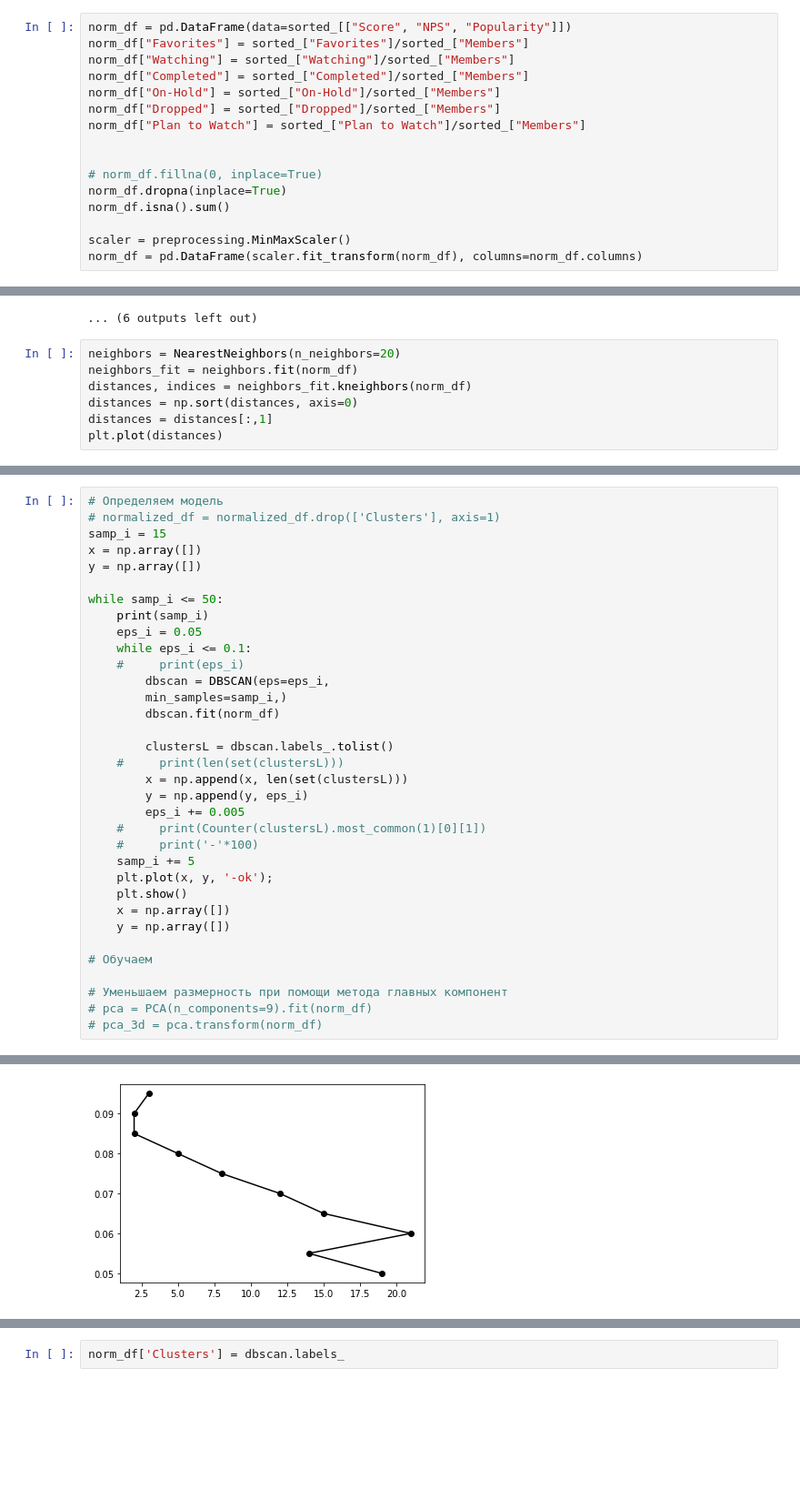
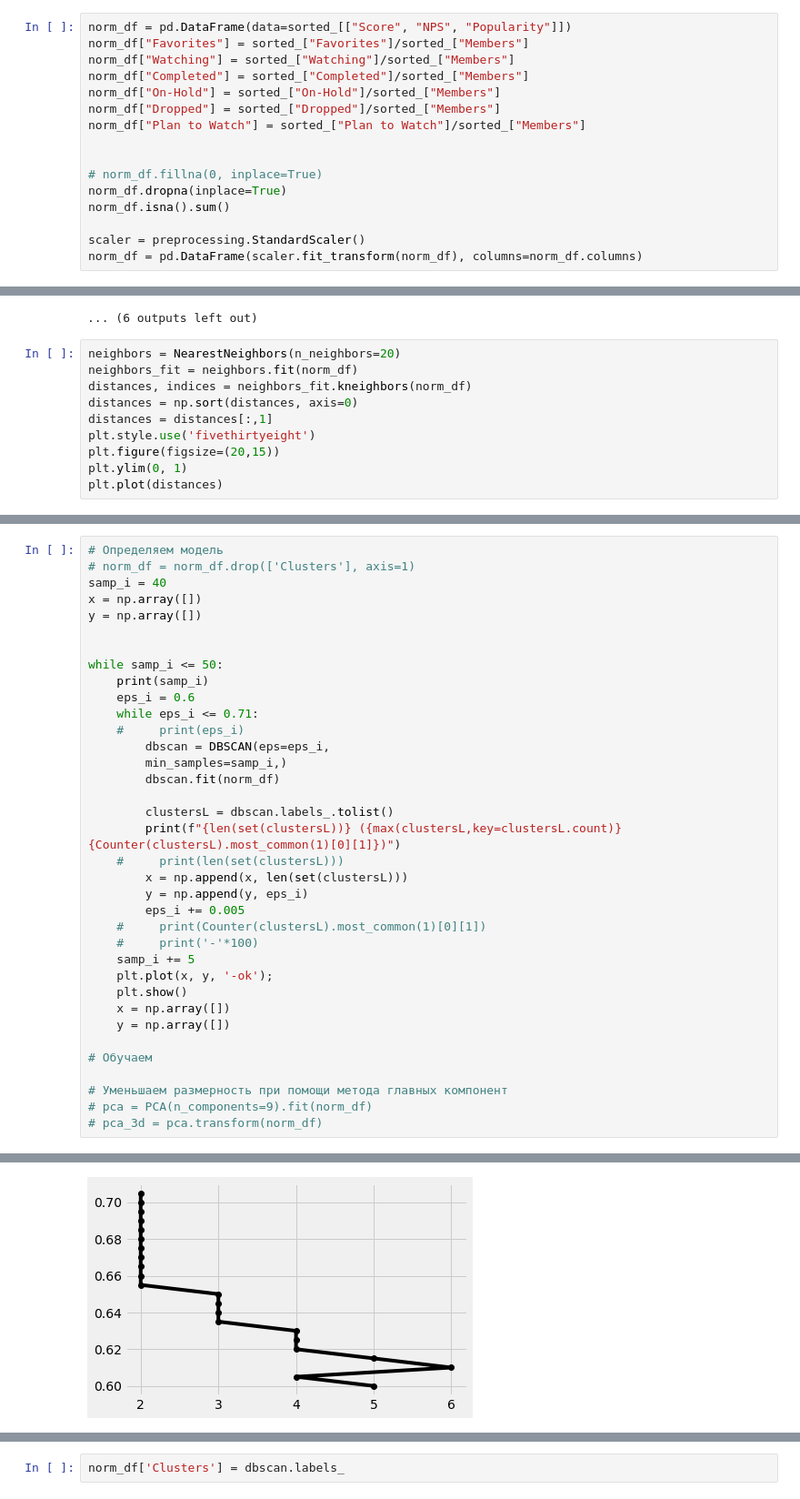
Before and after one commit to 1dimadim1/-PyLearn, a Jupyter notebook: HW2/HW2/HW2.2.ipynb, the cells around one changed output, grey strips where cells are left out. Shown at 91% size. Saved outputs shown, nothing was run; the diff lists cells and outputs as text; blank space fills up the shorter version.

Commit message:
added info  in clusters

```diff
--- a/HW2/HW2/HW2.2.ipynb
+++ b/HW2/HW2/HW2.2.ipynb
@@ -65,7 +65,7 @@ norm_df["Plan to Watch"] = sorted_["Plan to Watch"]/sorted_["Members"]
 norm_df.dropna(inplace=True)
 norm_df.isna().sum()
 
-scaler = preprocessing.MinMaxScaler()
+scaler = preprocessing.StandardScaler()
 norm_df = pd.DataFrame(scaler.fit_transform(norm_df), columns=norm_df.columns)
 # %%
 # norm_df[(norm_df["Dropped"].isnull())]
@@ -109,6 +109,9 @@ neighbors_fit = neighbors.fit(norm_df)
 distances, indices = neighbors_fit.kneighbors(norm_df)
 distances = np.sort(distances, axis=0)
 distances = distances[:,1]
+plt.style.use('fivethirtyeight')
+plt.figure(figsize=(20,15))
+plt.ylim(0, 1)
 plt.plot(distances)
 # %% [output]
 [<matplotlib.lines.Line2D at 0x...>]
@@ -116,20 +119,22 @@ plt.plot(distances)
 # %%
 # Определяем модель
-# normalized_df = normalized_df.drop(['Clusters'], axis=1)
-samp_i = 15
+# norm_df = norm_df.drop(['Clusters'], axis=1)
+samp_i = 40
 x = np.array([])
 y = np.array([])
 
+
 while samp_i <= 50:
     print(samp_i)
-    eps_i = 0.05
-    while eps_i <= 0.1:
+    eps_i = 0.6
+    while eps_i <= 0.71:
     #     print(eps_i)
         dbscan = DBSCAN(eps=eps_i,
         min_samples=samp_i,)
         dbscan.fit(norm_df)
 
         clustersL = dbscan.labels_.tolist()
+        print(f"{len(set(clustersL))} ({max(clustersL,key=clustersL.count)} {Counter(clustersL).most_common(1)[0][1]})")
     #     print(len(set(clustersL)))
         x = np.append(x, len(set(clustersL)))
         y = np.append(y, eps_i)
@@ -152 +173 @@ while samp_i <= 50:
-[figure, old version]
+[figure, new version]
```
Also changed, not shown: parts of 13 cells of this notebook, 6 other files.
